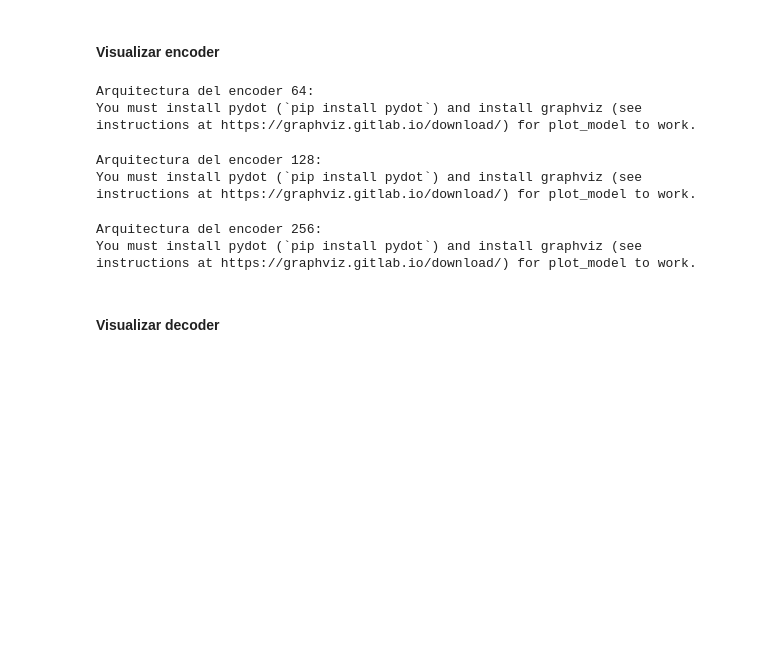
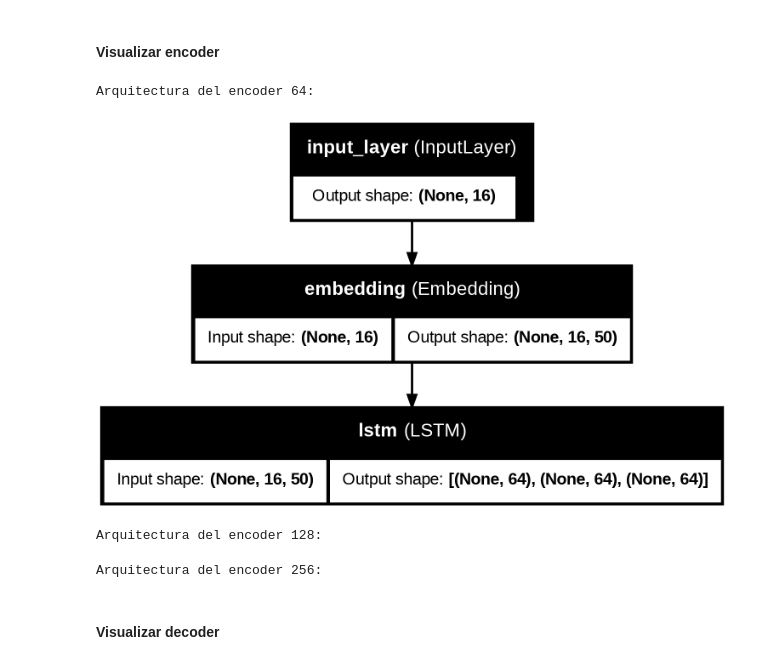
Before and after one commit to cesphamm/procesamiento_lenguaje_natural, a Jupyter notebook: Desafio_4_dg.ipynb, the cells around one changed output. Drawn from its saved outputs; the diff is of its cells as text; code cells hidden in the pictures; blank space fills up the shorter version.

```diff
--- a/Desafio_4_dg.ipynb
+++ b/Desafio_4_dg.ipynb
@@ -62,7 +71,7 @@ with open(text_file) as f:
 
 # Ahora podemos usar más datos gracias al DataGenerator
 # que carga los batches on-the-fly sin consumir toda la RAM
-MAX_NUM_SENTENCES = 50000  # Aumentamos significativamente
+MAX_NUM_SENTENCES = 118964 #50000
 
 # Mezclar el dataset, forzar semilla siempre igual
 np.random.seed([40])
@@ -111,7 +120,7 @@ input_sentences[0], output_sentences[0], output_sentences_inputs[0]
 ### 2 - Preprocesamiento
 # %%
 # Definir el tamaño máximo del vocabulario
-MAX_VOCAB_SIZE = 6000
+MAX_VOCAB_SIZE = 25000
 # Vamos a necesitar un tokenizador para cada idioma
 # %%
 # Tokenizar las palabras con el Tokenizer de Keras
@@ -477,7 +510,11 @@ def build_traductor_model(n_units=128, encoder_input_sequences_m=None, embedding
     decoder_outputs = decoder_dense(decoder_outputs)
     model = Model([encoder_inputs, decoder_inputs], decoder_outputs)
 
-    model.compile(loss='categorical_crossentropy', optimizer="Adam", metrics=['accuracy'])
+    model.compile(
+        loss='categorical_crossentropy',
+        optimizer="Adam",
+        metrics=['accuracy']
+    )
     model_env = {
         'model': model,
         'encoder_inputs': encoder_inputs,
@@ -598,28 +650,26 @@ You must install pydot (`pip install pydot`) and install graphviz (see instructi
 # %%
 # Modelo solo encoder
 
 # define inference encoder
-encoder_model = Model(m_64['encoder_inputs'], m_64['encoder_states'])
+encoder_model_64 = Model(m_64['encoder_inputs'], m_64['encoder_states'])
 print("Arquitectura del encoder 64:")
-plot_model(encoder_model, to_file='encoder_plot_64.png', show_shapes=True, show_layer_names=True)
+plot_model(encoder_model_64, to_file='encoder_plot_64.png', show_shapes=True, show_layer_names=True)
 # %% [output]
 Arquitectura del encoder 64:
-You must install pydot (`pip install pydot`) and install graphviz (see instructions at https://graphviz.gitlab.io/download/) for plot_model to work.
+[figure, added]
 # %%
 # define inference encoder
-encoder_model = Model(m_128['encoder_inputs'], m_128['encoder_states'])
+encoder_model_128 = Model(m_128['encoder_inputs'], m_128['encoder_states'])
 print("Arquitectura del encoder 128:")
-plot_model(encoder_model, to_file='encoder_plot_128.png', show_shapes=True, show_layer_names=True)
+#plot_model(encoder_model_128, to_file='encoder_plot_128.png', show_shapes=True, show_layer_names=True)
 # %% [output]
 Arquitectura del encoder 128:
-You must install pydot (`pip install pydot`) and install graphviz (see instructions at https://graphviz.gitlab.io/download/) for plot_model to work.
 # %%
-encoder_model = Model(m_256['encoder_inputs'], m_256['encoder_states'])
+encoder_model_256 = Model(m_256['encoder_inputs'], m_256['encoder_states'])
 print("Arquitectura del encoder 256:")
-plot_model(encoder_model, to_file='encoder_plot_256.png', show_shapes=True, show_layer_names=True)
+#plot_model(encoder_model_256, to_file='encoder_plot_256.png', show_shapes=True, show_layer_names=True)
 # %% [output]
 Arquitectura del encoder 256:
-You must install pydot (`pip install pydot`) and install graphviz (see instructions at https://graphviz.gitlab.io/download/) for plot_model to work.
 # %% [markdown]
 #### Visualizar decoder
 # %%
```
Also changed, not shown: parts of 45 cells of this notebook.
